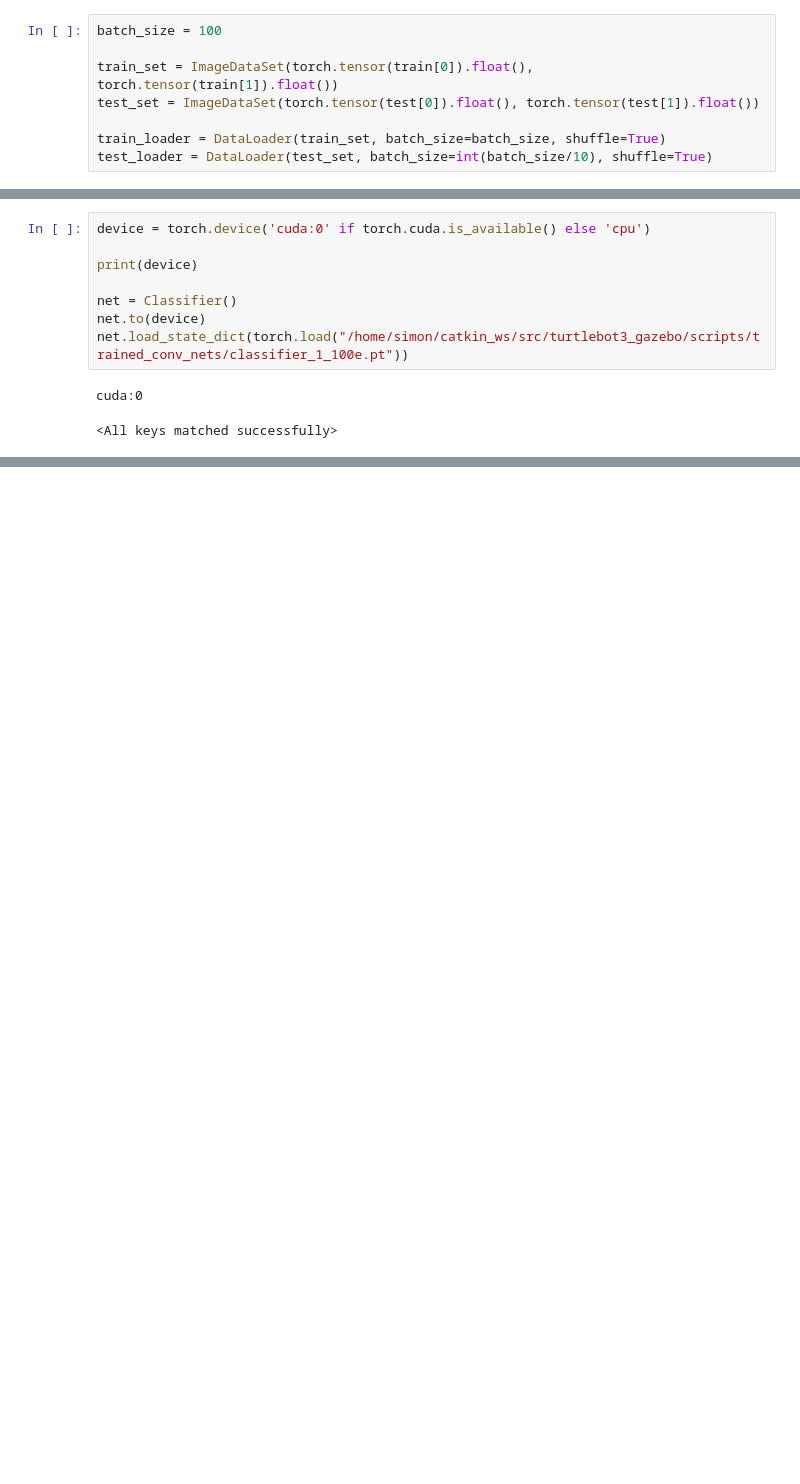
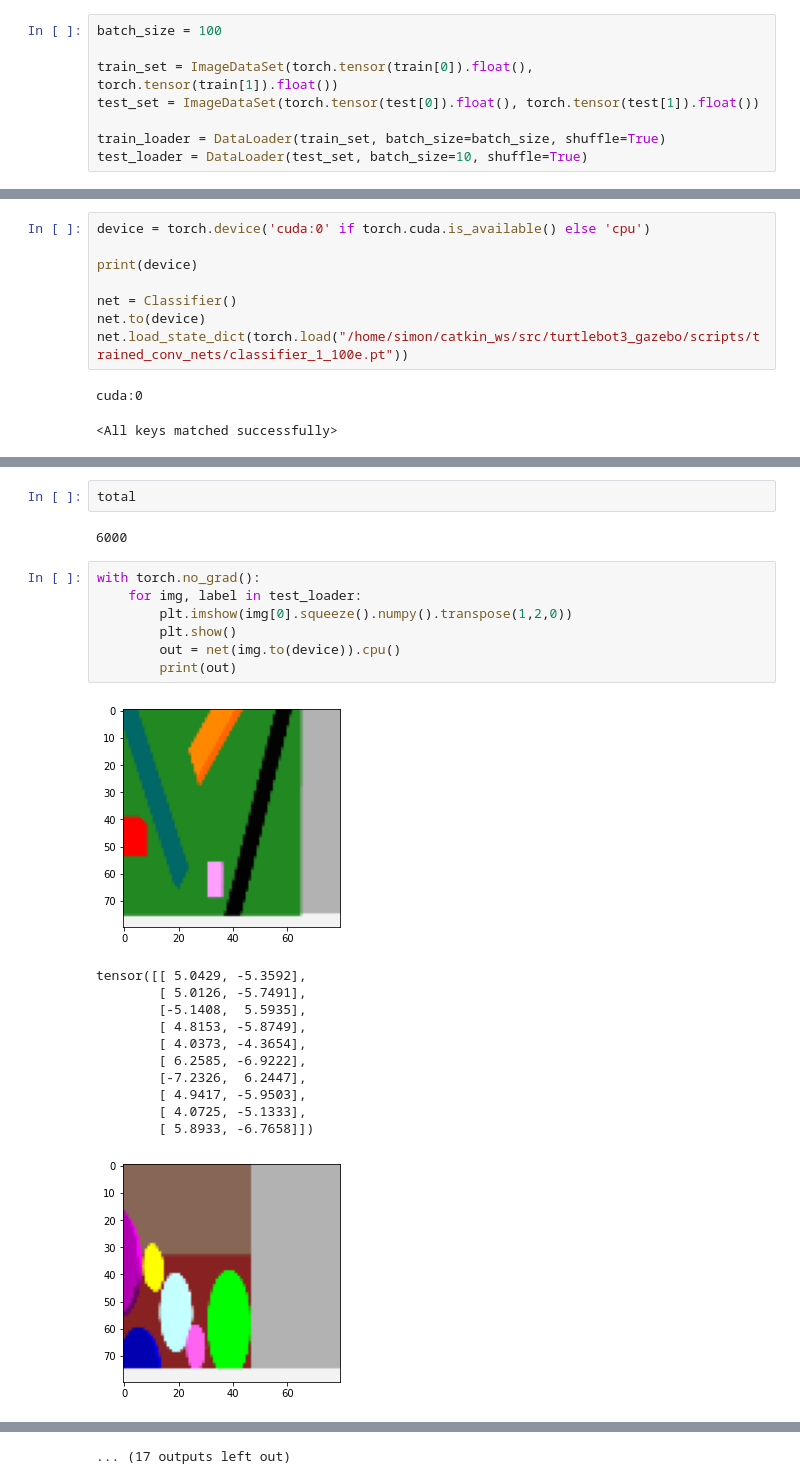
Before and after one commit to SimonWulp/ActiveInferenceRobotics, a Jupyter notebook: src/turtlebot3_gazebo/scripts/classifier_train.ipynb, the cells around one changed output, grey strips where cells are left out. Drawn from its saved outputs; the diff is of its cells as text; blank space fills up the shorter version.

```diff
--- a/src/turtlebot3_gazebo/scripts/classifier_train.ipynb
+++ b/src/turtlebot3_gazebo/scripts/classifier_train.ipynb
@@ -68,7 +68,7 @@ train_set = ImageDataSet(torch.tensor(train[0]).float(), torch.tensor(train[1]).
 test_set = ImageDataSet(torch.tensor(test[0]).float(), torch.tensor(test[1]).float())
 
 train_loader = DataLoader(train_set, batch_size=batch_size, shuffle=True)
-test_loader = DataLoader(test_set, batch_size=int(batch_size/10), shuffle=True)
+test_loader = DataLoader(test_set, batch_size=10, shuffle=True)
 # %%
 device = torch.device('cuda:0' if torch.cuda.is_available() else 'cpu')
 
@@ -164,0 +167,24 @@ with torch.no_grad():
+# %%
+total
+# %% [output]
+6000
+# %%
+with torch.no_grad():
+    for img, label in test_loader:
+        plt.imshow(img[0].squeeze().numpy().transpose(1,2,0))
+        plt.show()
+        out = net(img.to(device)).cpu()
+        print(out)
+# %% [output]
+[figure, added]
+tensor([[ 5.0429, -5.3592],
+        [ 5.0126, -5.7491],
+        [-5.1408,  5.5935],
+        [ 4.8153, -5.8749],
+        [ 4.0373, -4.3654],
+        [ 6.2585, -6.9222],
+        [-7.2326,  6.2447],
+        [ 4.9417, -5.9503],
+        [ 4.0725, -5.1333],
+        [ 5.8933, -6.7658]])
+[figure, added]
@@ -164,0 +245 @@ with torch.no_grad():
+... (17 outputs left out)
```
Also changed, not shown: parts of 4 cells of this notebook, 14 other files.
